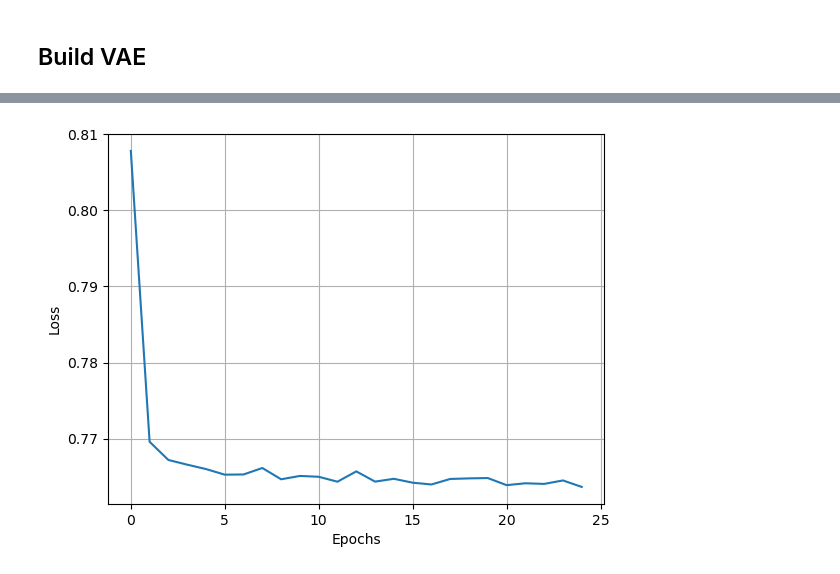
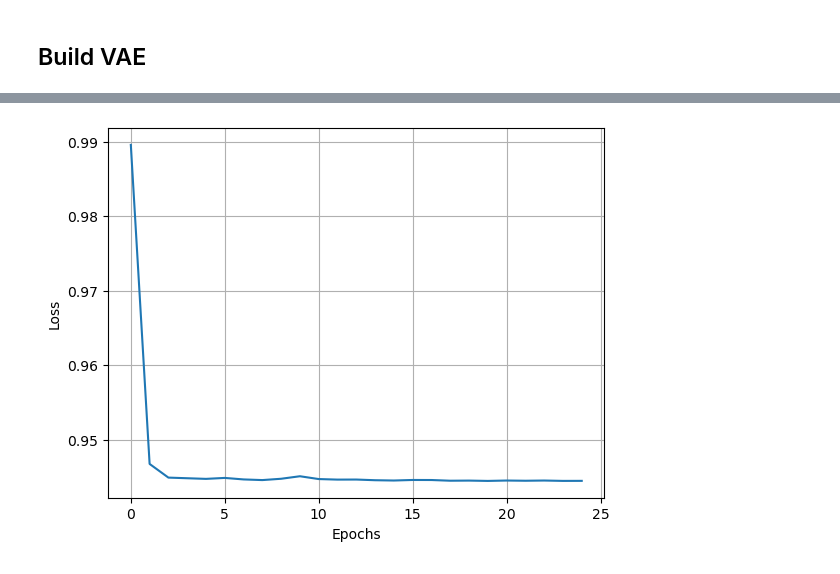
Before and after one commit to spatialaudio/Data-Driven-EIT-Imaging-using-Recurrent-Neural-Networks, a Jupyter notebook: codes/pred_thorax_LSTM_M_VAE.ipynb, the cells around one changed output, grey strips where cells are left out. Saved outputs shown, nothing was run; the diff lists cells and outputs as text; code cells hidden in the pictures.

```diff
--- a/codes/pred_thorax_LSTM_M_VAE.ipynb
+++ b/codes/pred_thorax_LSTM_M_VAE.ipynb
@@ -97,4 +89,5 @@ plot_reconstruction(mesh_obj, perms_train[1] )
 # %% [markdown]
 ## Build VAE
 # %%
-from VAE import vae
+latent_dim = 8
+from VAE_thorax import vae
@@ -225,52 +465,52 @@ True
 # %%
-def mapper_model(input_shape_lstm, nseg, input_shape_mapper, v_shape, latent_dim):
+def mapper_model_lstm(input_shape_lstm, nseg, input_shape_mapper, v_shape, latent_dim):
     def Slice(s):
         def func(x):
             return x[:, s, :]
 
         return func
 
+    inputs = layers.Input(shape=input_shape_lstm)
+
     # define shared layers
     dense = layers.Dense(v_shape, activation="relu")
-    inputs = layers.Input(shape=input_shape_lstm)
+    dropout = layers.Dropout(0.5)
+    batch_normalization = layers.BatchNormalization()
+
     con_list = []
     for s in range(nseg):
         x = layers.Lambda(Slice(s))(inputs)
         x = dense(x)
+        x = dropout(x)
         con_list.append(x)
 
     # concat and reshape for LSTM
     x = layers.Concatenate(axis=1)(con_list)
     x = layers.Reshape((nseg, int(x.shape[1] / nseg)))(x)
-
     x = layers.LSTM(v_shape)(x)
 
+    # x = dropout(x)
+
     mapper_inputs = layers.Activation("softmax")(x)
-    x = layers.Dense(
-        128,
-        activation="relu",
-        kernel_regularizer=regularizers.L1L2(l1=1e-5, l2=1e-4),
-        bias_regularizer=regularizers.L2(1e-4),
-        activity_regularizer=regularizers.L2(1e-5),
-    )(mapper_inputs)
+    x = layers.Dense(128, activation="relu")(mapper_inputs)
+    # x = layers.BatchNormalization()(x)
     x = layers.Dense(64, activation="relu")(x)
-    # x = layers.Dense(32, activation="relu")(x)
+    x = layers.Dense(32, activation="relu")(x)
     x = layers.Dense(16, activation="relu")(x)
-    # x = layers.Dense(8, activation="relu")(x)
     x = layers.Dense(latent_dim, activation="relu")(x)
 
     return Model(inputs, x)
 
 
-mapper = mapper_model(
+mapper_lstm = mapper_model_lstm(
     input_shape_lstm=(nseg, 192),
     nseg=nseg,
     input_shape_mapper=(192,),
     v_shape=192,
     latent_dim=latent_dim,
 )
-mapper.compile(optimizer=Adam(), loss=tf.losses.mean_absolute_error)
-mapper.summary()
+mapper_lstm.compile(optimizer=Adam(), loss=tf.losses.mean_squared_error)
+mapper_lstm.summary()
 # %% [output]
 Model: "model"
 __________________________________________________________________________________________________
@@ -337,0 +532,7 @@ Epoch 25/25
+# %%
+history_lstm = mapper_lstm.fit(
+    X,
+    Y,
+    epochs=25,
+    batch_size=64,
+)
@@ -338,9 +557,9 @@ Epoch 25/25
 # %%
-plt.plot(history.history["loss"])
+plt.plot(history_lstm.history["loss"])
 plt.xlabel("Epochs")
 plt.ylabel("Loss")
 plt.grid()
 plt.show()
 # %% [output]
-[figure, old version]
+[figure, new version]
 # %%
```
Also changed, not shown: parts of 63 cells of this notebook, 6 other files.
